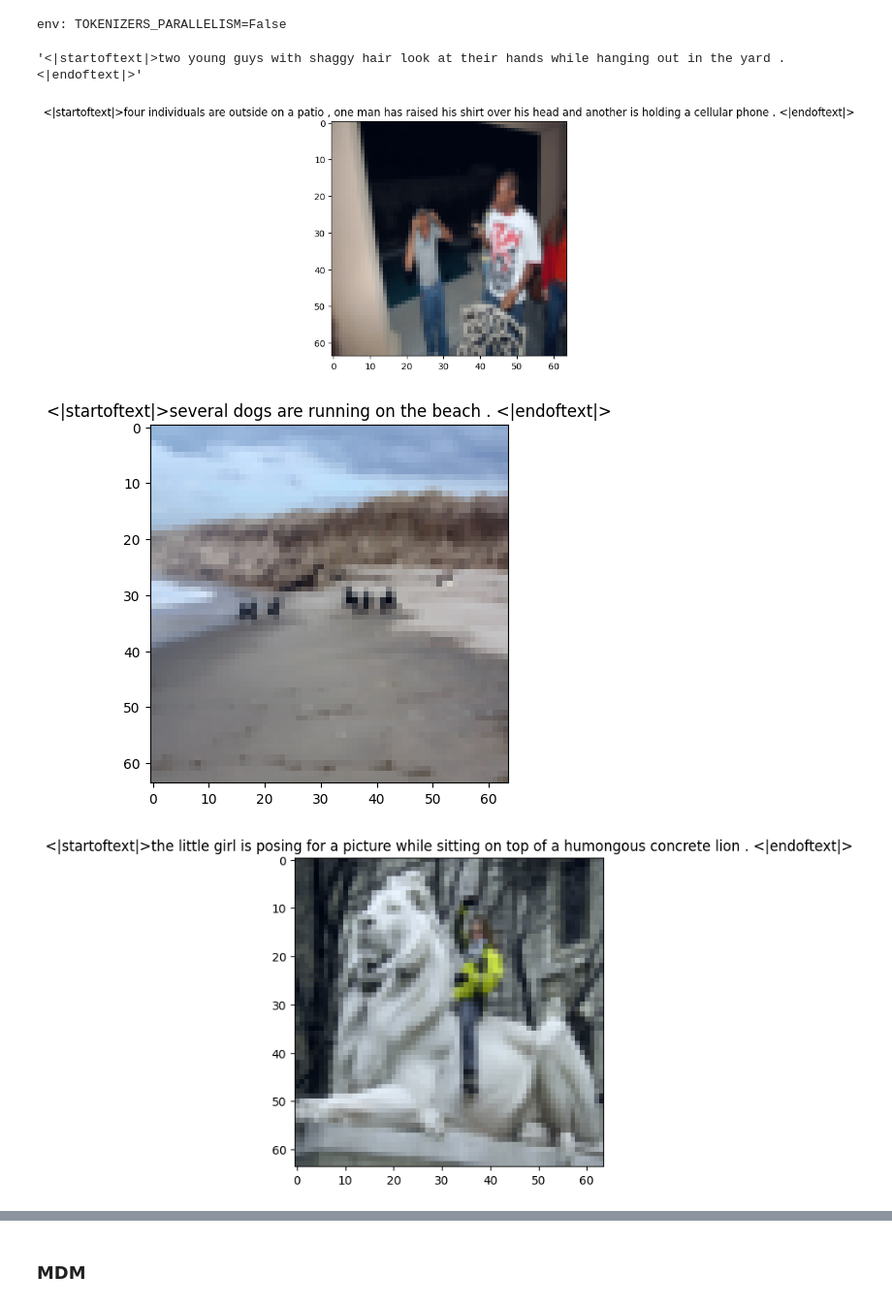
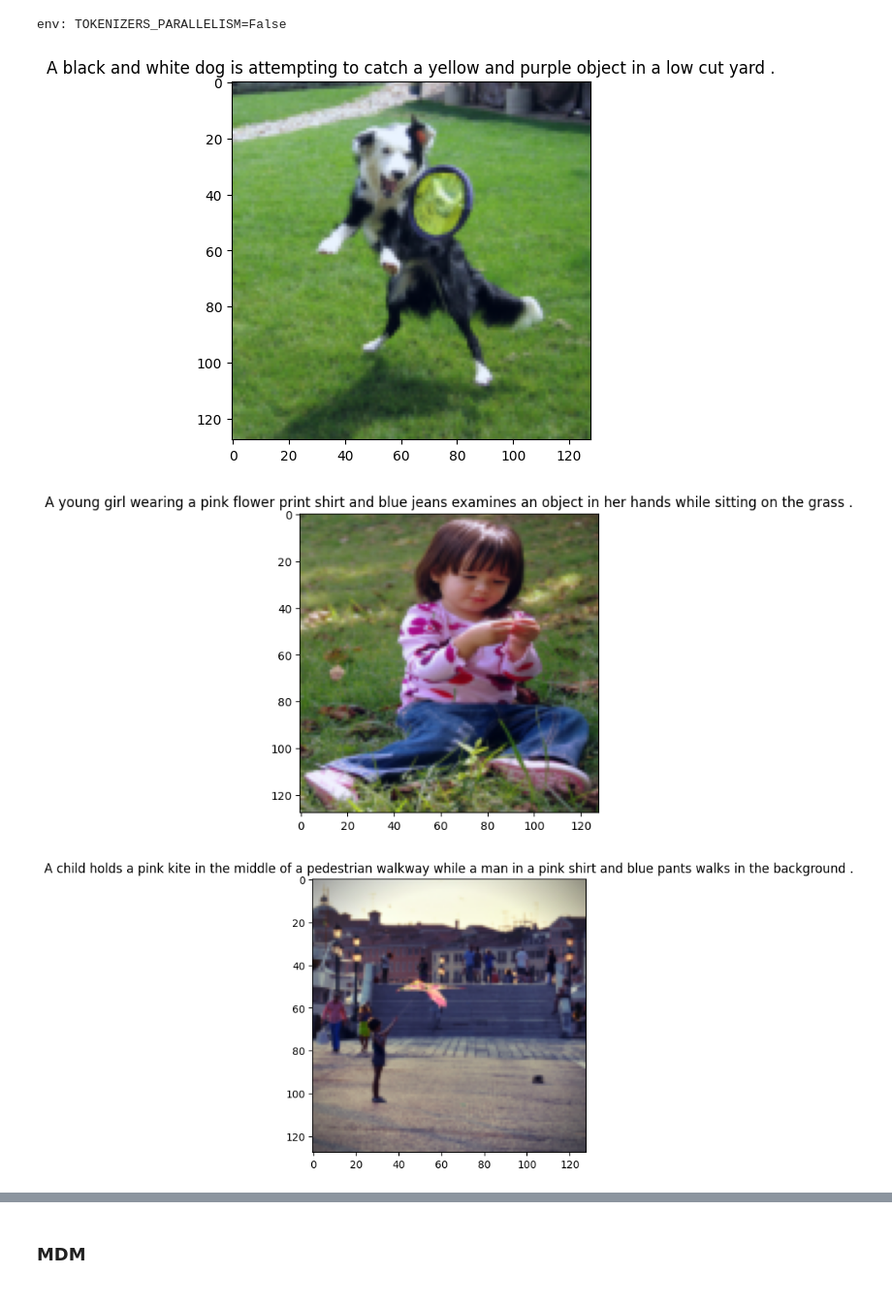
Before and after one commit to PavelPaha/Matryoshka-Diffusion, a Jupyter notebook: experiments/unet.ipynb, the cells around one changed output, grey strips where cells are left out. Shown at 97% size. Cells and saved outputs as stored; diff of their text form; code cells hidden in the pictures.

Commit message:
wip: t5 encoder/tokenizer, broken nested unet

```diff
--- a/experiments/unet.ipynb
+++ b/experiments/unet.ipynb
@@ -21,20 +25,20 @@ display(image)
 %env TOKENIZERS_PARALLELISM=False
 # %% [output]
 env: TOKENIZERS_PARALLELISM=False
+# %%
+IMAGE_SIZE = (128, 128)
 # %%
 from torch.utils.data import DataLoader
 import torchvision.transforms as T
-import sys
-sys.path.append('../datasets/')  # Добавляем путь к datasets
-from flickr30k import FlickrDataset
+from transformers import AutoTokenizer
 
-from transformers import AutoTokenizer
+from datasets.flickr30k import FlickrDataset
 
 batch_size = 32
 
 # Images normalized according to resnet 50 expectations (optional)
 transforms = T.Compose([
-    T.Resize((64,64)),
+    T.Resize(IMAGE_SIZE),
     T.ToTensor(),
     T.Normalize(mean=[0.485, 0.456, 0.406],
                 std=[0.229, 0.224, 0.225])
@@ -44,39 +48,32 @@ tokenizer = AutoTokenizer.from_pretrained('openai/clip-vit-base-patch32')
 
 root = "../data/flickr30k/Images"
 caps = "../data/flickr30k/captions.txt"
-dataset = FlickrDataset(root, caps, tokenizer, transforms=transforms)
+dataset = FlickrDataset(root, caps, transforms=transforms)
-# %%
-tokenizer = dataset.tokenizer
-
-caption = dataset[0][1][0]['input_ids']
-
-tokenizer.decode(caption)
-# %% [output]
-'<|startoftext|>two young guys with shaggy hair look at their hands while hanging out in the yard . <|endoftext|>'
 # %%
 import matplotlib.pyplot as plt
 import random
 
 def show_img(img, caption):
     img = img.permute(1, 2, 0)  # Изменение формата с (C,H,W) на (H,W,C)
     plt.imshow(img)
     plt.title(caption)
     plt.show()
 
 
 def show_samples_separately(dataset, num_samples=5):
     indices = random.sample(range(len(dataset)), num_samples)
 
     for idx in indices:
-        img, captions = dataset[idx]
+        item = dataset[idx]
+        img = item['image']
+        captions = item['captions']
 
         img = (img - img.min()) / (img.max() - img.min())
 
-        caption = tokenizer.decode(random.choice(captions)['input_ids'])[:200]
-        show_img(img, caption)
+        show_img(img, captions[0][:200])
 
 show_samples_separately(dataset)
 # %% [output]
-[figure, old version]
+[figure, new version]
-[figure, old version]
+[figure, new version]
-[figure, old version]
+[figure, new version]
```
Also changed, not shown: parts of 22 cells of this notebook, 7 other files.
